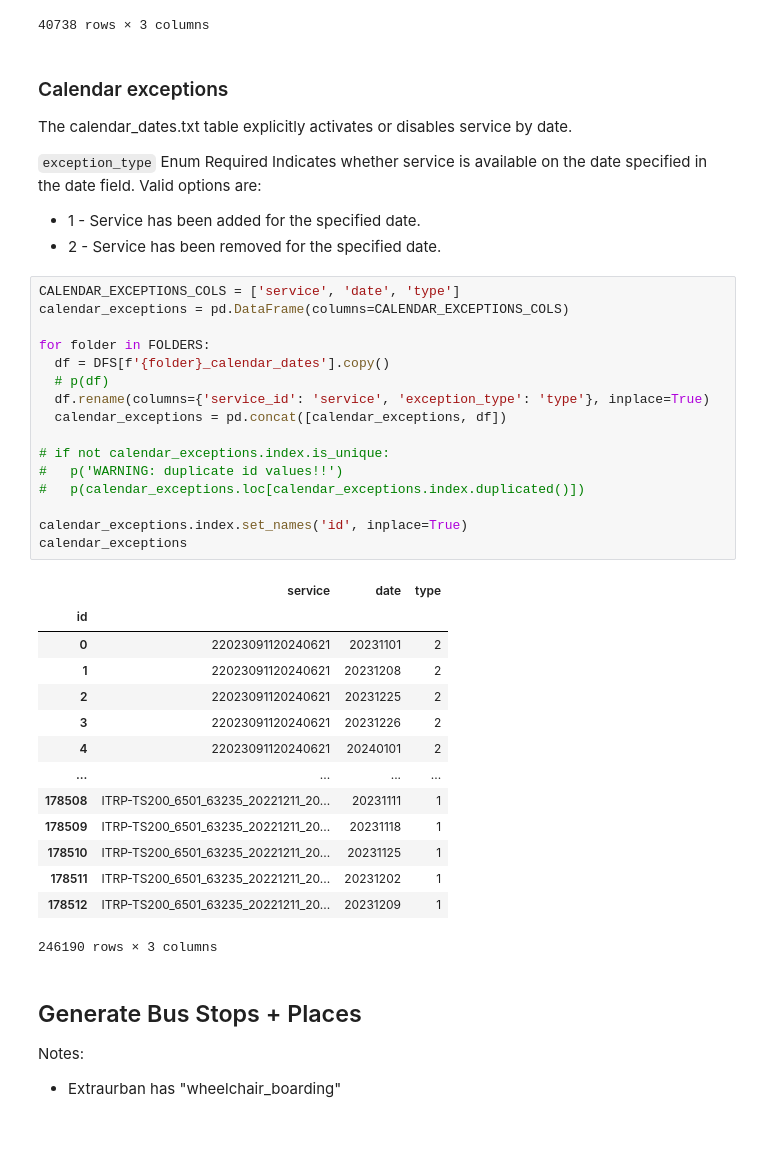
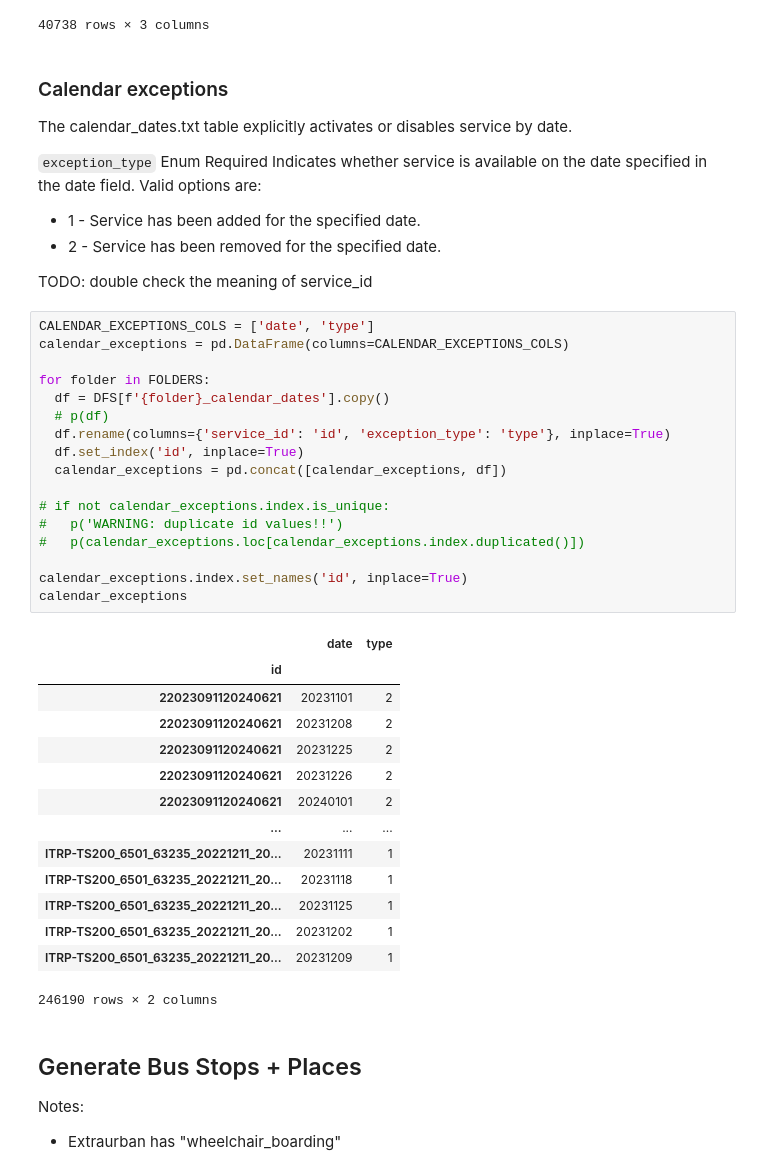
Before and after one commit to ThomasPasquali/Transportation-Education-Facilities, a Jupyter notebook: Phase 2 - Information Gathering/Code Libraries/parser.ipynb, the cells around one changed output. Saved outputs shown, nothing was run; the diff lists cells and outputs as text; blank space fills up the shorter version.

```diff
--- a/Phase 2 - Information Gathering/Code Libraries/parser.ipynb
+++ b/Phase 2 - Information Gathering/Code Libraries/parser.ipynb
@@ -104,37 +104,40 @@ The calendar_dates.txt table explicitly activates or disables service by date.
 `exception_type` Enum	Required	Indicates whether service is available on the date specified in the date field. Valid options are:
 - 1 - Service has been added for the specified date.
 - 2 - Service has been removed for the specified date.
+
+TODO: double check the meaning of service_id
 # %%
-CALENDAR_EXCEPTIONS_COLS = ['service', 'date', 'type']
+CALENDAR_EXCEPTIONS_COLS = ['date', 'type']
 calendar_exceptions = pd.DataFrame(columns=CALENDAR_EXCEPTIONS_COLS)
 
 for folder in FOLDERS:
   df = DFS[f'{folder}_calendar_dates'].copy()
   # p(df)
-  df.rename(columns={'service_id': 'service', 'exception_type': 'type'}, inplace=True)
+  df.rename(columns={'service_id': 'id', 'exception_type': 'type'}, inplace=True)
+  df.set_index('id', inplace=True)
   calendar_exceptions = pd.concat([calendar_exceptions, df])
 
 # if not calendar_exceptions.index.is_unique:
 #   p('WARNING: duplicate id values!!')
 #   p(calendar_exceptions.loc[calendar_exceptions.index.duplicated()])
 
 calendar_exceptions.index.set_names('id', inplace=True)
 calendar_exceptions
 # %% [output]
-|  | service | date | type |
-| id |  |  |  |
-| 0 | 22023091120240621 | 20231101 | 2 |
-| 1 | 22023091120240621 | 20231208 | 2 |
-| 2 | 22023091120240621 | 20231225 | 2 |
-| 3 | 22023091120240621 | 20231226 | 2 |
-| 4 | 22023091120240621 | 20240101 | 2 |
-| ... | ... | ... | ... |
-| 178508 | ITRP-TS200_6501_63235_20221211_20... | 20231111 | 1 |
-| 178509 | ITRP-TS200_6501_63235_20221211_20... | 20231118 | 1 |
-| 178510 | ITRP-TS200_6501_63235_20221211_20... | 20231125 | 1 |
-| 178511 | ITRP-TS200_6501_63235_20221211_20... | 20231202 | 1 |
-| 178512 | ITRP-TS200_6501_63235_20221211_20... | 20231209 | 1 |
+|  | date | type |
+| id |  |  |
+| 22023091120240621 | 20231101 | 2 |
+| 22023091120240621 | 20231208 | 2 |
+| 22023091120240621 | 20231225 | 2 |
+| 22023091120240621 | 20231226 | 2 |
+| 22023091120240621 | 20240101 | 2 |
+| ... | ... | ... |
+| ITRP-TS200_6501_63235_20221211_20... | 20231111 | 1 |
+| ITRP-TS200_6501_63235_20221211_20... | 20231118 | 1 |
+| ITRP-TS200_6501_63235_20221211_20... | 20231125 | 1 |
+| ITRP-TS200_6501_63235_20221211_20... | 20231202 | 1 |
+| ITRP-TS200_6501_63235_20221211_20... | 20231209 | 1 |
-246190 rows × 3 columns
+246190 rows × 2 columns
 # %% [markdown]
 ## Generate Bus Stops + Places
 
```
Also changed, not shown: parts of 8 cells of this notebook.
